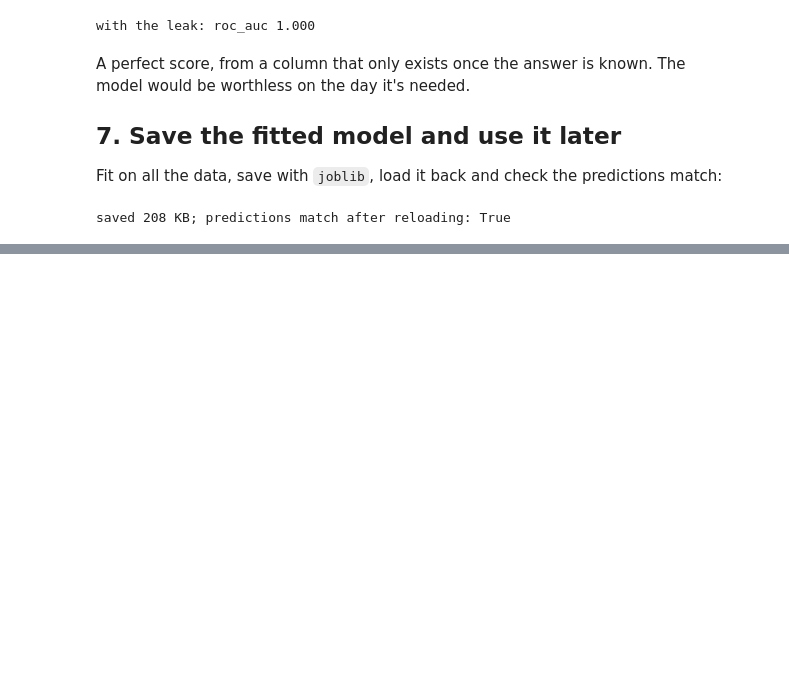
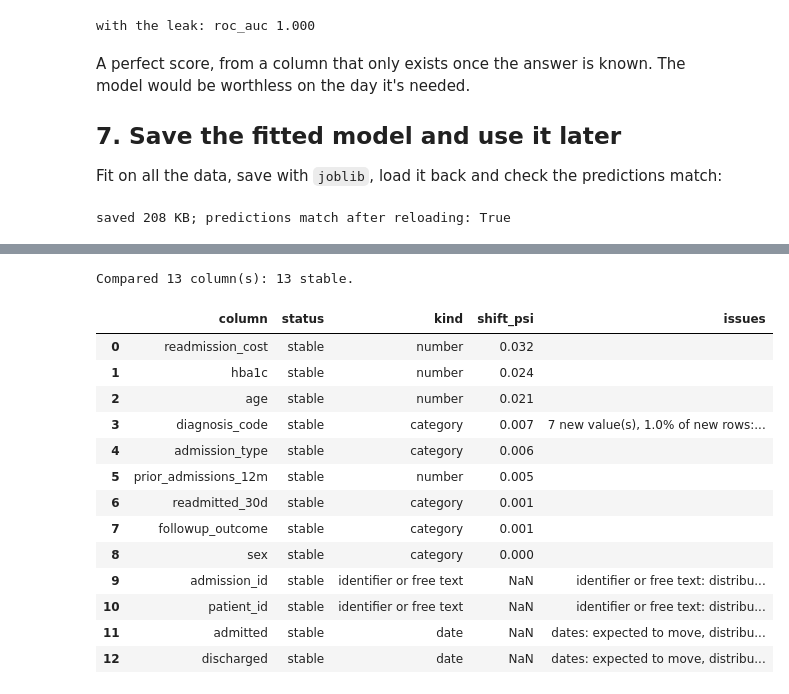
Before and after one commit to Dito-84/dstoolkit, a Jupyter notebook: notebooks/Hospital_Readmissions.ipynb, the cells around one changed output, grey strips where cells are left out. Saved outputs shown, nothing was run; the diff lists cells and outputs as text; code cells hidden in the pictures; blank space fills up the shorter version.

```diff
--- a/notebooks/Hospital_Readmissions.ipynb
+++ b/notebooks/Hospital_Readmissions.ipynb
@@ -260,0 +267,21 @@ saved 208 KB; predictions match after reloading: True
+# %%
+pd.set_option('display.max_colwidth', 90)
+earlier = raw[raw['admitted'] < '2024-01-01']
+later = raw[raw['admitted'] >= '2024-01-01']
+dst.compare(earlier, later)[['column', 'status', 'kind', 'shift_psi', 'issues']].round(3)
+# %% [output]
+Compared 13 column(s): 13 stable.
+|  | column | status | kind | shift_psi | issues |
+| 0 | readmission_cost | stable | number | 0.032 |  |
+| 1 | hba1c | stable | number | 0.024 |  |
+| 2 | age | stable | number | 0.021 |  |
+| 3 | diagnosis_code | stable | category | 0.007 | 7 new value(s), 1.0% of new rows:... |
+| 4 | admission_type | stable | category | 0.006 |  |
+| 5 | prior_admissions_12m | stable | number | 0.005 |  |
+| 6 | readmitted_30d | stable | category | 0.001 |  |
+| 7 | followup_outcome | stable | category | 0.001 |  |
+| 8 | sex | stable | category | 0.000 |  |
+| 9 | admission_id | stable | identifier or free text | NaN | identifier or free text: distribu... |
+| 10 | patient_id | stable | identifier or free text | NaN | identifier or free text: distribu... |
+| 11 | admitted | stable | date | NaN | dates: expected to move, distribu... |
+| 12 | discharged | stable | date | NaN | dates: expected to move, distribu... |
```
Also changed, not shown: parts of 4 cells of this notebook, 5 other files.
